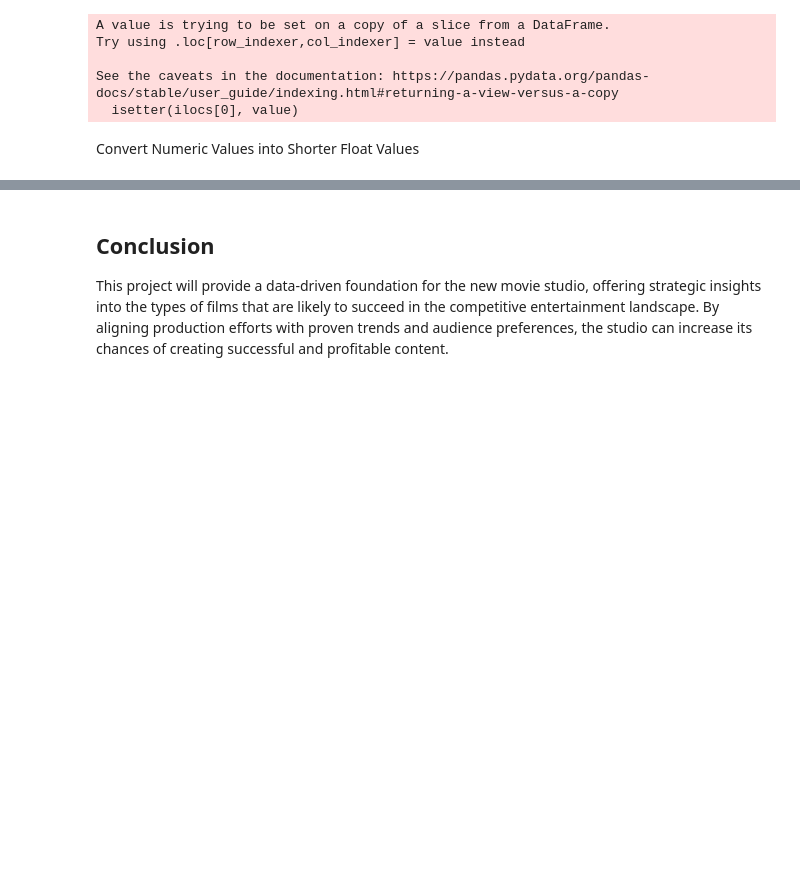
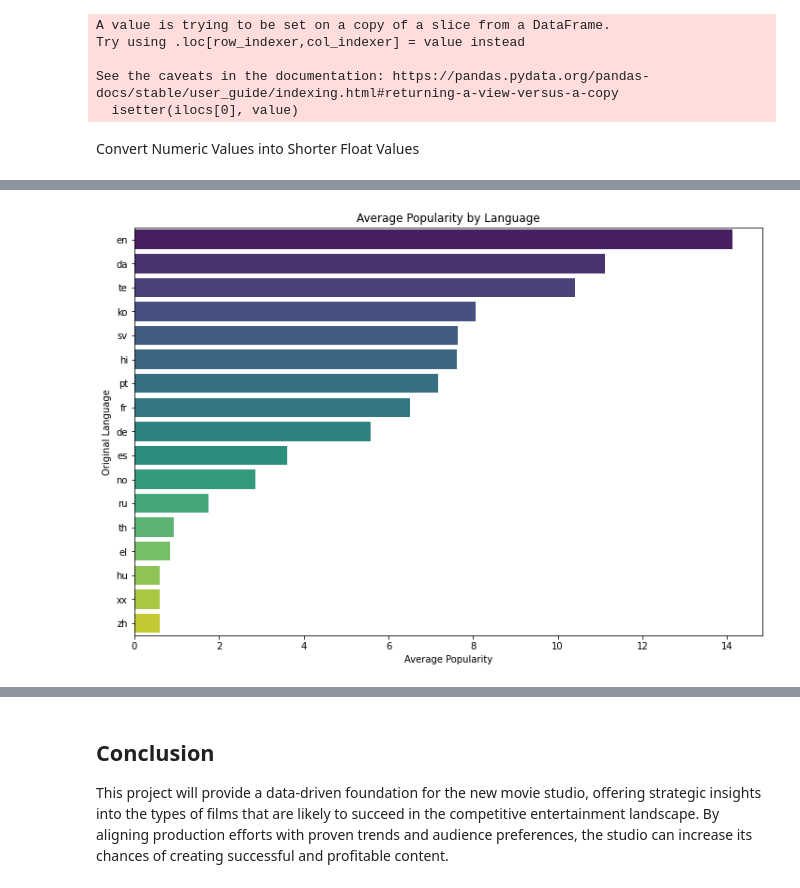
Before and after one commit to Tatianaceline/dsc-phase-2-project-v3, a Jupyter notebook: student.ipynb, the cells around one changed output, grey strips where cells are left out. Drawn from its saved outputs; the diff is of its cells as text; code cells hidden in the pictures; blank space fills up the shorter version.

```diff
--- a/student.ipynb
+++ b/student.ipynb
@@ -523,0 +637,16 @@ print(merged_df.head())
+# %%
+# Calculate the average popularity per language
+avg_popularity_per_language = cleaned_df.groupby('original_language')['popularity'].mean().reset_index()
+
+# Sort the data by popularity
+avg_popularity_per_language = avg_popularity_per_language.sort_values(by='popularity', ascending=False)
+
+# Plot the average popularity by language
+plt.figure(figsize=(12, 8))
+sns.barplot(x='popularity', y='original_language', data=avg_popularity_per_language, palette='viridis')
+plt.title('Average Popularity by Language')
+plt.xlabel('Average Popularity')
+plt.ylabel('Original Language')
+plt.show()
+# %% [output]
+[figure, added]
```
Also changed, not shown: parts of 34 cells of this notebook.
